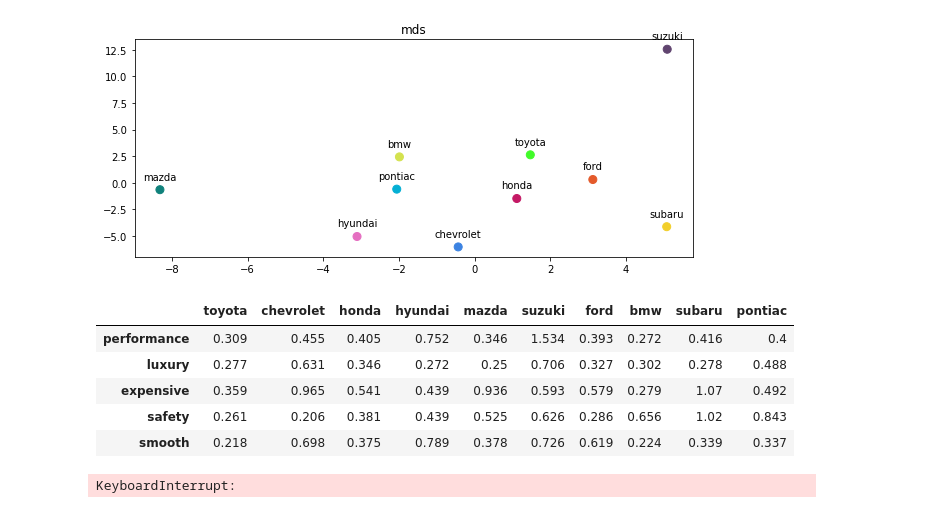
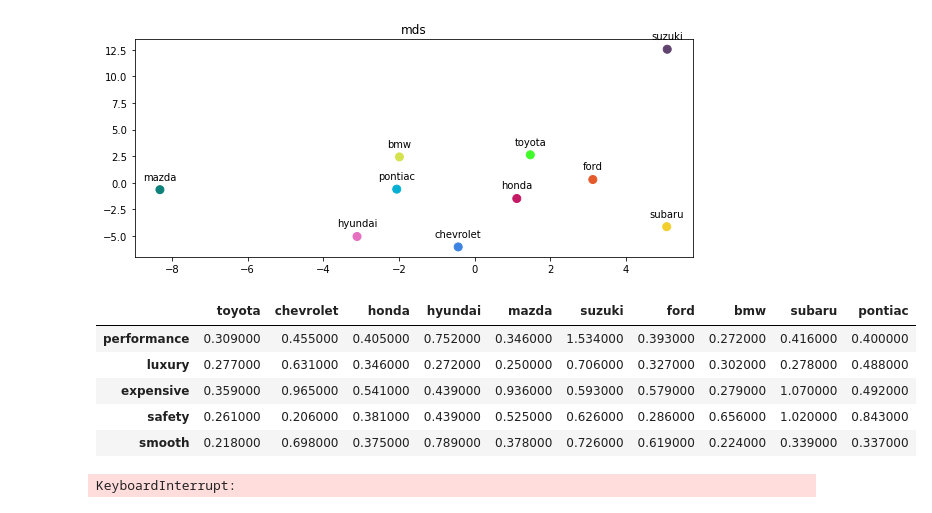
Before and after one commit to SaianshR/edmunds-analysis, a Jupyter notebook: file_lift_ratio.ipynb, the cells around one changed output. Drawn from its saved outputs; the diff is of its cells as text; code cells hidden in the pictures.

```diff
--- a/file_lift_ratio.ipynb
+++ b/file_lift_ratio.ipynb
@@ -227,15 +242,15 @@ for i in range(len(top_10_barnds)):
         ans = (pa*pb)/pab
 
         attr_lifts[brand_1][brand_2] = round(ans,3)
-# %%
-attr_lifts
-# %% [output]
-|  | toyota | chevrolet | honda | hyundai | mazda | suzuki | ford | bmw | subaru | pontiac |
-| performance | 0.309 | 0.455 | 0.405 | 0.752 | 0.346 | 1.534 | 0.393 | 0.272 | 0.416 | 0.4 |
-| luxury | 0.277 | 0.631 | 0.346 | 0.272 | 0.25 | 0.706 | 0.327 | 0.302 | 0.278 | 0.488 |
-| expensive | 0.359 | 0.965 | 0.541 | 0.439 | 0.936 | 0.593 | 0.579 | 0.279 | 1.07 | 0.492 |
-| safety | 0.261 | 0.206 | 0.381 | 0.439 | 0.525 | 0.626 | 0.286 | 0.656 | 1.02 | 0.843 |
-| smooth | 0.218 | 0.698 | 0.375 | 0.789 | 0.378 | 0.726 | 0.619 | 0.224 | 0.339 | 0.337 |
+# %%
+attr_lifts.apply(pd.to_numeric).style.background_gradient(axis=0,cmap='Blues')
+# %% [output]
+|  | toyota | chevrolet | honda | hyundai | mazda | suzuki | ford | bmw | subaru | pontiac |
+| performance | 0.309000 | 0.455000 | 0.405000 | 0.752000 | 0.346000 | 1.534000 | 0.393000 | 0.272000 | 0.416000 | 0.400000 |
+| luxury | 0.277000 | 0.631000 | 0.346000 | 0.272000 | 0.250000 | 0.706000 | 0.327000 | 0.302000 | 0.278000 | 0.488000 |
+| expensive | 0.359000 | 0.965000 | 0.541000 | 0.439000 | 0.936000 | 0.593000 | 0.579000 | 0.279000 | 1.070000 | 0.492000 |
+| safety | 0.261000 | 0.206000 | 0.381000 | 0.439000 | 0.525000 | 0.626000 | 0.286000 | 0.656000 | 1.020000 | 0.843000 |
+| smooth | 0.218000 | 0.698000 | 0.375000 | 0.789000 | 0.378000 | 0.726000 | 0.619000 | 0.224000 | 0.339000 | 0.337000 |
 # %%
 # aspirational
 
```
Also changed, not shown: parts of 2 cells of this notebook.
